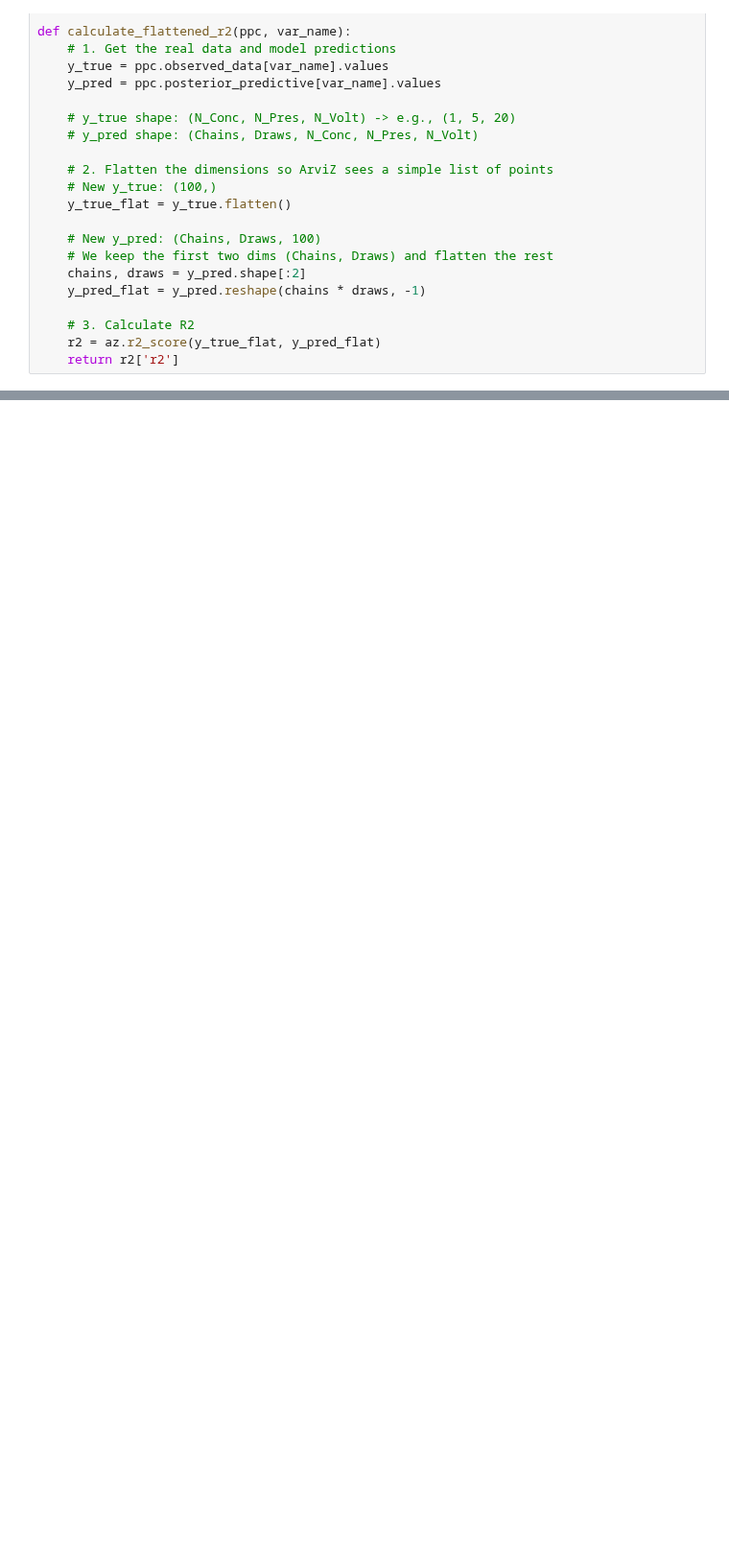
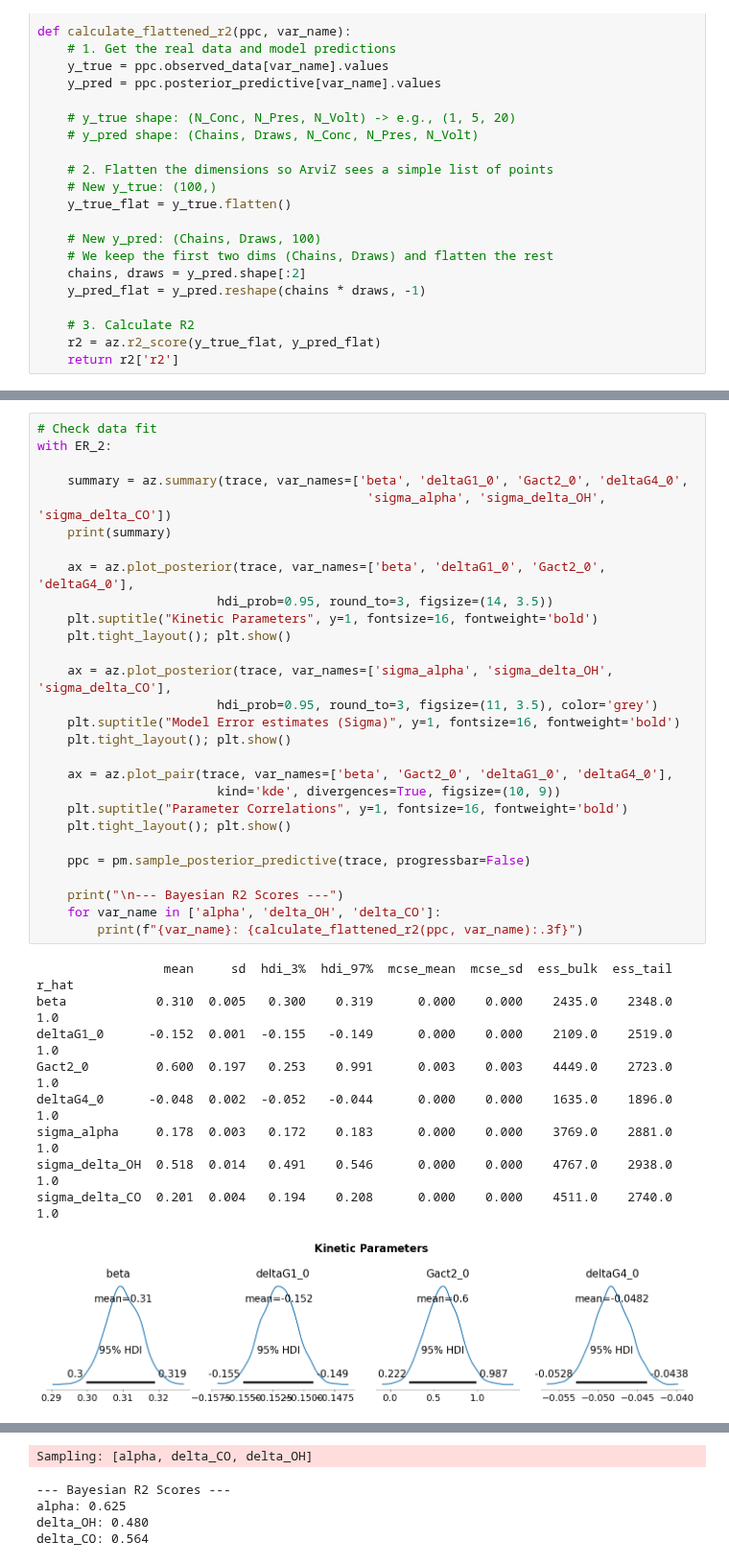
Before and after one commit to awasthivarun/MKM, a Jupyter notebook: CO_oxidation/Pt100_KOH_fitting.ipynb, the cells around one changed output, grey strips where cells are left out. Shown at 96% size. Drawn from its saved outputs; the diff is of its cells as text; blank space fills up the shorter version.

```diff
--- a/CO_oxidation/Pt100_KOH_fitting.ipynb
+++ b/CO_oxidation/Pt100_KOH_fitting.ipynb
@@ -404,0 +322,38 @@ plt.show()
+# %%
+# Check data fit
+with ER_2:
+
+    summary = az.summary(trace, var_names=['beta', 'deltaG1_0', 'Gact2_0', 'deltaG4_0',
+                                            'sigma_alpha', 'sigma_delta_OH', 'sigma_delta_CO'])
+    print(summary)
+
+    ax = az.plot_posterior(trace, var_names=['beta', 'deltaG1_0', 'Gact2_0', 'deltaG4_0'],
+                        hdi_prob=0.95, round_to=3, figsize=(14, 3.5))
+    plt.suptitle("Kinetic Parameters", y=1, fontsize=16, fontweight='bold')
+    plt.tight_layout(); plt.show()
+
+    ax = az.plot_posterior(trace, var_names=['sigma_alpha', 'sigma_delta_OH', 'sigma_delta_CO'],
+                        hdi_prob=0.95, round_to=3, figsize=(11, 3.5), color='grey')
+    plt.suptitle("Model Error estimates (Sigma)", y=1, fontsize=16, fontweight='bold')
+    plt.tight_layout(); plt.show()
+
+    ax = az.plot_pair(trace, var_names=['beta', 'Gact2_0', 'deltaG1_0', 'deltaG4_0'],
+                        kind='kde', divergences=True, figsize=(10, 9))
+    plt.suptitle("Parameter Correlations", y=1, fontsize=16, fontweight='bold')
+    plt.tight_layout(); plt.show()
+
+    ppc = pm.sample_posterior_predictive(trace, progressbar=False)
+
+    print("\n--- Bayesian R2 Scores ---")
+    for var_name in ['alpha', 'delta_OH', 'delta_CO']:
+        print(f"{var_name}: {calculate_flattened_r2(ppc, var_name):.3f}")
+# %% [output]
+                 mean     sd  hdi_3%  hdi_97%  mcse_mean  mcse_sd  ess_bulk  ess_tail  r_hat
+beta            0.310  0.005   0.300    0.319      0.000    0.000    2435.0    2348.0    1.0
+deltaG1_0      -0.152  0.001  -0.155   -0.149      0.000    0.000    2109.0    2519.0    1.0
+Gact2_0         0.600  0.197   0.253    0.991      0.003    0.003    4449.0    2723.0    1.0
+deltaG4_0      -0.048  0.002  -0.052   -0.044      0.000    0.000    1635.0    1896.0    1.0
+sigma_alpha     0.178  0.003   0.172    0.183      0.000    0.000    3769.0    2881.0    1.0
+sigma_delta_OH  0.518  0.014   0.491    0.546      0.000    0.000    4767.0    2938.0    1.0
+sigma_delta_CO  0.201  0.004   0.194    0.208      0.000    0.000    4511.0    2740.0    1.0
+[figure, added]
@@ -404,0 +362,5 @@ plt.show()
+Sampling: [alpha, delta_CO, delta_OH]
+--- Bayesian R2 Scores ---
+alpha: 0.625
+delta_OH: 0.480
+delta_CO: 0.564
```
Also changed, not shown: parts of 10 cells of this notebook.
